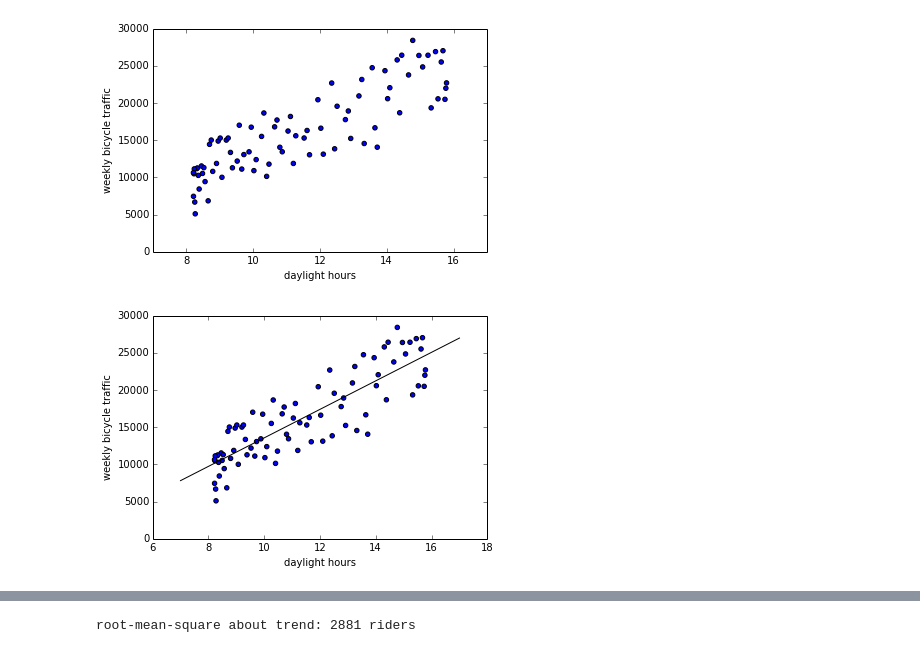
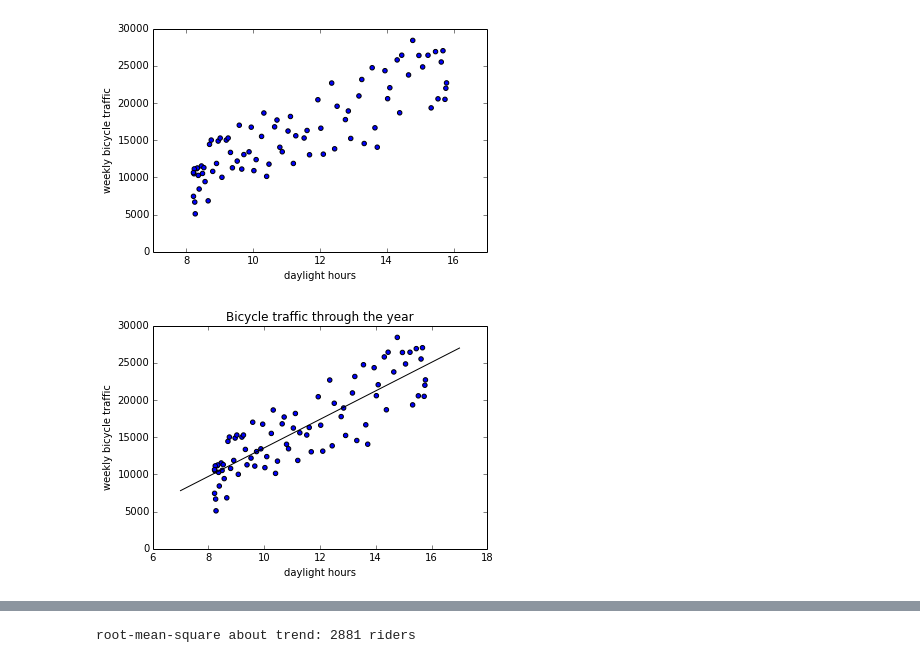
Before and after one commit to jakevdp/SeattleBike, a Jupyter notebook: SeattleCycling.ipynb, the cells around one changed output, grey strips where cells are left out. Drawn from its saved outputs; the diff is of its cells as text; code cells hidden in the pictures.

```diff
--- a/SeattleCycling.ipynb
+++ b/SeattleCycling.ipynb
@@ -54,17 +57,19 @@ plt.ylabel('weekly bicycle traffic');
 # %%
 from sklearn.linear_model import LinearRegression
 
 X = weekly[['daylight']].to_dense()
 y = weekly['total']
 clf = LinearRegression(fit_intercept=True).fit(X, y)
 
 weekly['daylight_trend'] = clf.predict(X)
 weekly['daylight_corrected_total'] = weekly['total'] - clf.predict(X)
 
 xfit = np.linspace(7, 17)
+yfit = clf.predict(xfit[:, None])
 plt.scatter(weekly['daylight'], weekly['total'])
-plt.plot(xfit, clf.predict(xfit[:, None]), '-k')
+plt.plot(xfit, yfit, '-k')
+plt.title("Bicycle traffic through the year")
 plt.xlabel('daylight hours')
 plt.ylabel('weekly bicycle traffic');
 # %% [output]
-[figure, old version]
+[figure, new version]
```
Also changed, not shown: parts of 10 cells of this notebook, 1 other file.
